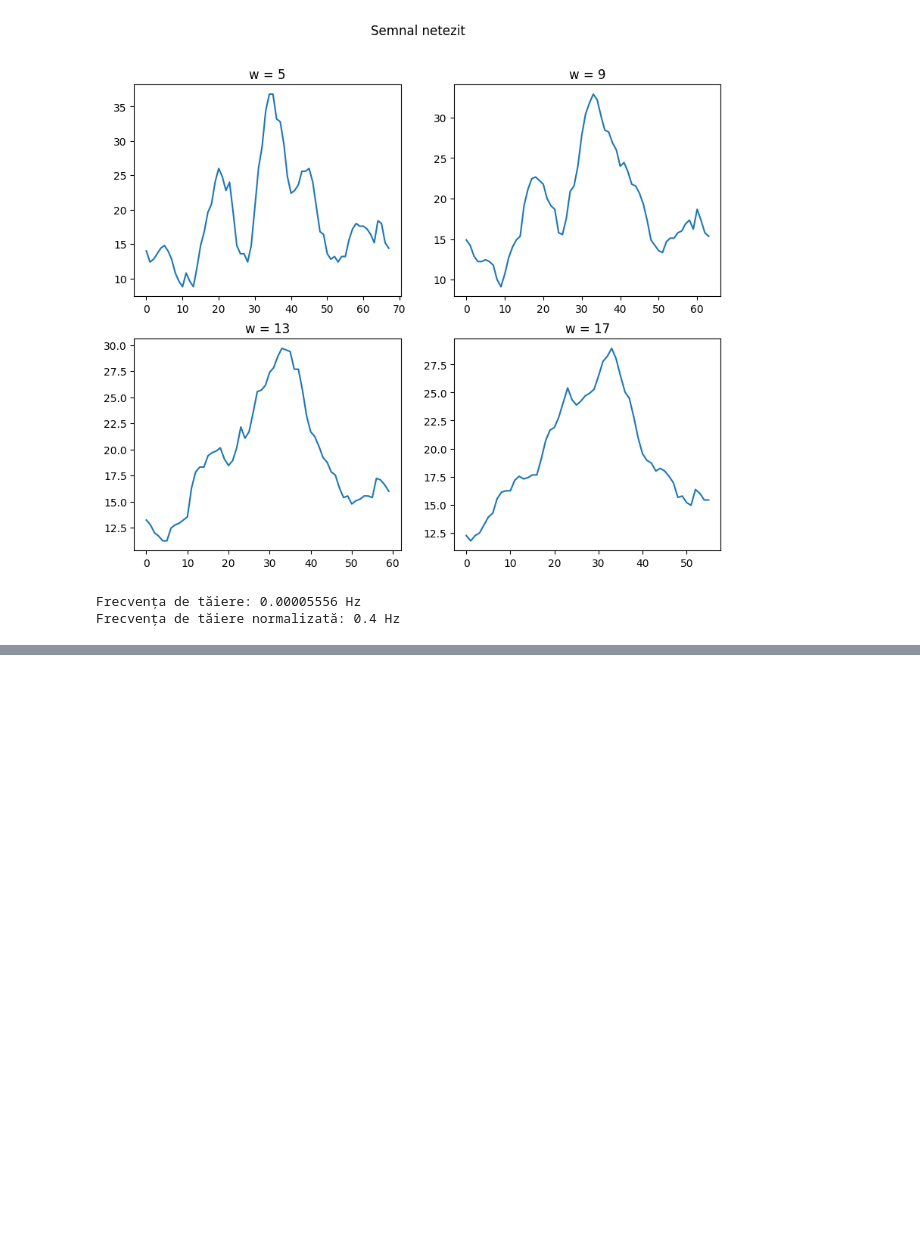
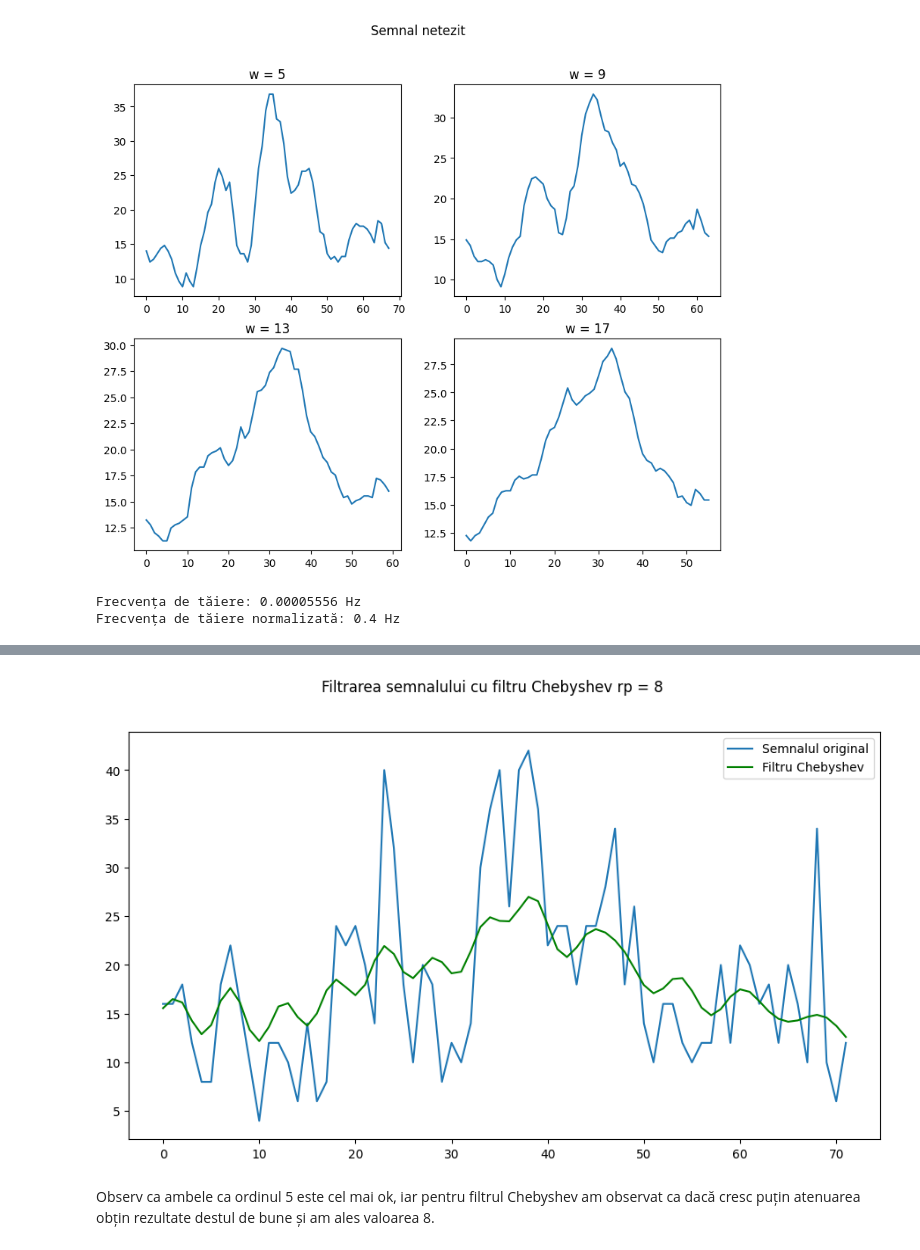
Before and after one commit to lucaion/ProcesareaSemnalelor, a Jupyter notebook: Laborator 6/Lab 6 - rezolvari.ipynb, the cells around one changed output, grey strips where cells are left out. Cells and saved outputs as stored; diff of their text form; code cells hidden in the pictures; blank space fills up the shorter version.

```diff
--- a/Laborator 6/Lab 6 - rezolvari.ipynb
+++ b/Laborator 6/Lab 6 - rezolvari.ipynb
@@ -137,0 +176,20 @@ SyntaxError: invalid syntax (625701180.py, line 1)
+# %%
+ordin = 5
+rp = 8
+
+cheby_b, cheby_a = scipy.signal.cheby1(ordin, rp, low_pass_freq)
+
+cheby_y = scipy.signal.filtfilt(cheby_b, cheby_a, x)
+
+plt.figure(figsize=(11, 6))
+plt.suptitle(f'Filtrarea semnalului cu filtru Chebyshev rp = {rp}')
+
+plt.plot(x, label='Semnalul original')
+plt.plot(cheby_y, label='Filtru Chebyshev', color='green')
+
+plt.legend()
+plt.show()
+# %% [output]
+[figure, added]
+# %% [markdown]
+Observ ca ambele ca ordinul 5 este cel mai ok, iar pentru filtrul Chebyshev am observat ca dacă cresc puțin atenuarea obțin rezultate destul de bune și am ales valoarea 8.
```
Also changed, not shown: parts of 5 cells of this notebook.
